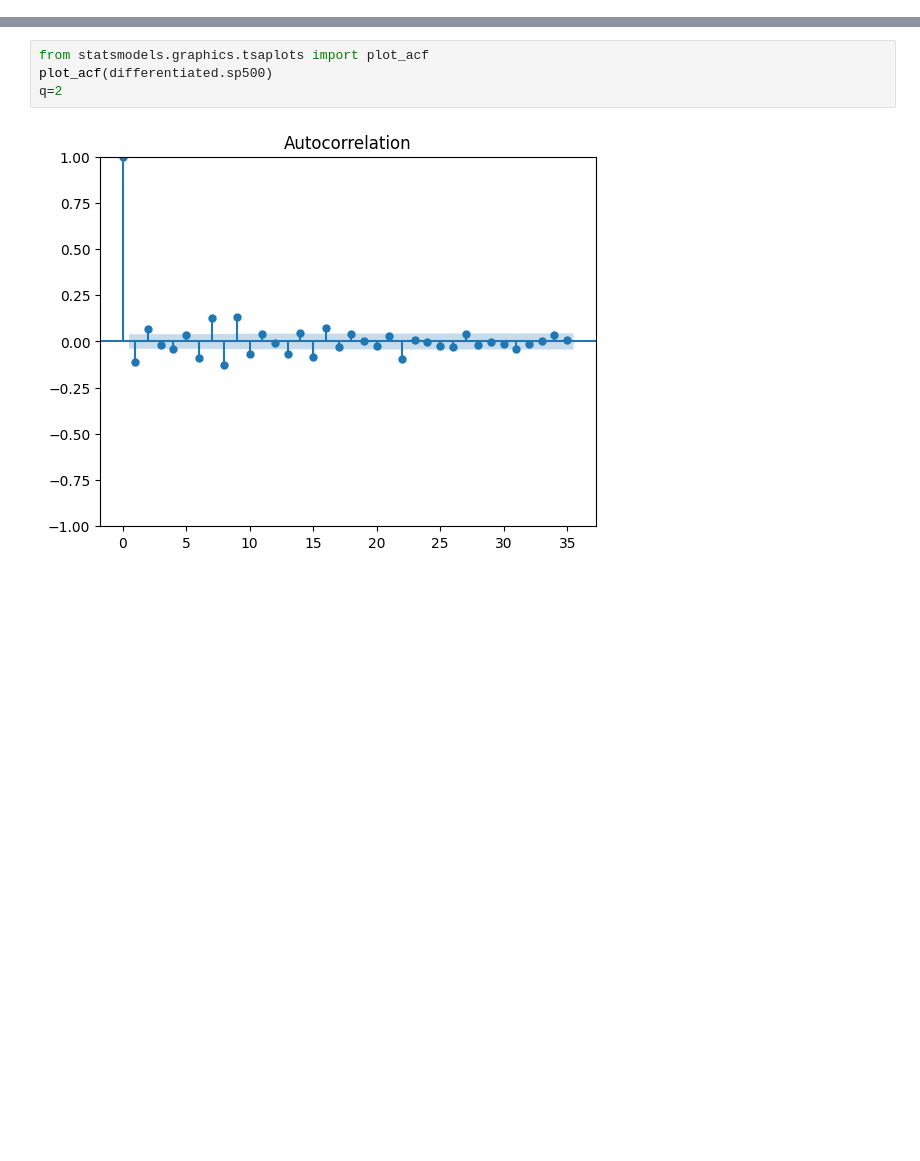
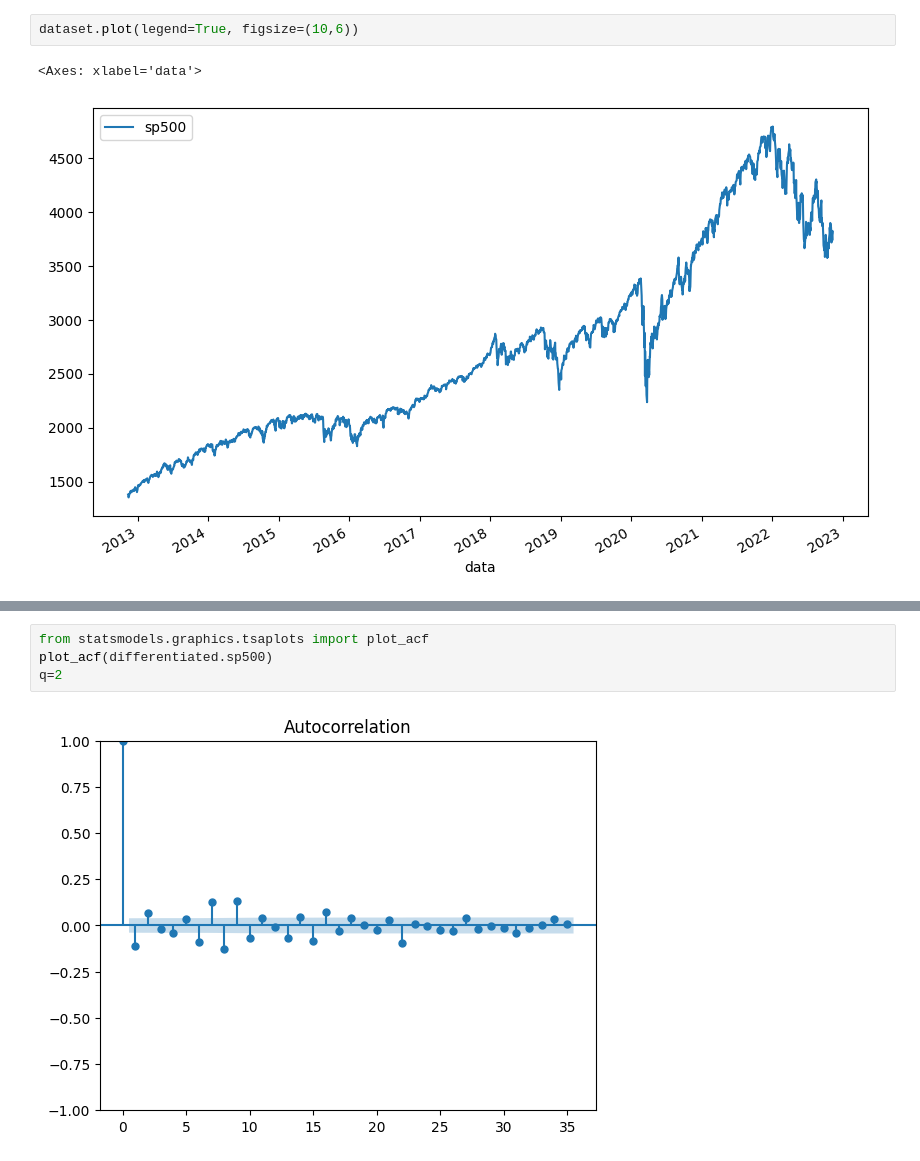
Before and after one commit to S1107327/datascience, a Jupyter notebook: serie_temporali.ipynb, the cells around one changed output, grey strips where cells are left out. Cells and saved outputs as stored; diff of their text form; blank space fills up the shorter version.

```diff
--- a/serie_temporali.ipynb
+++ b/serie_temporali.ipynb
@@ -80,0 +169,5 @@ data
+# %%
+dataset.plot(legend=True, figsize=(10,6))
+# %% [output]
+<Axes: xlabel='data'>
+[figure, added]
```
Also changed, not shown: parts of 31 cells of this notebook, 2 other files.
